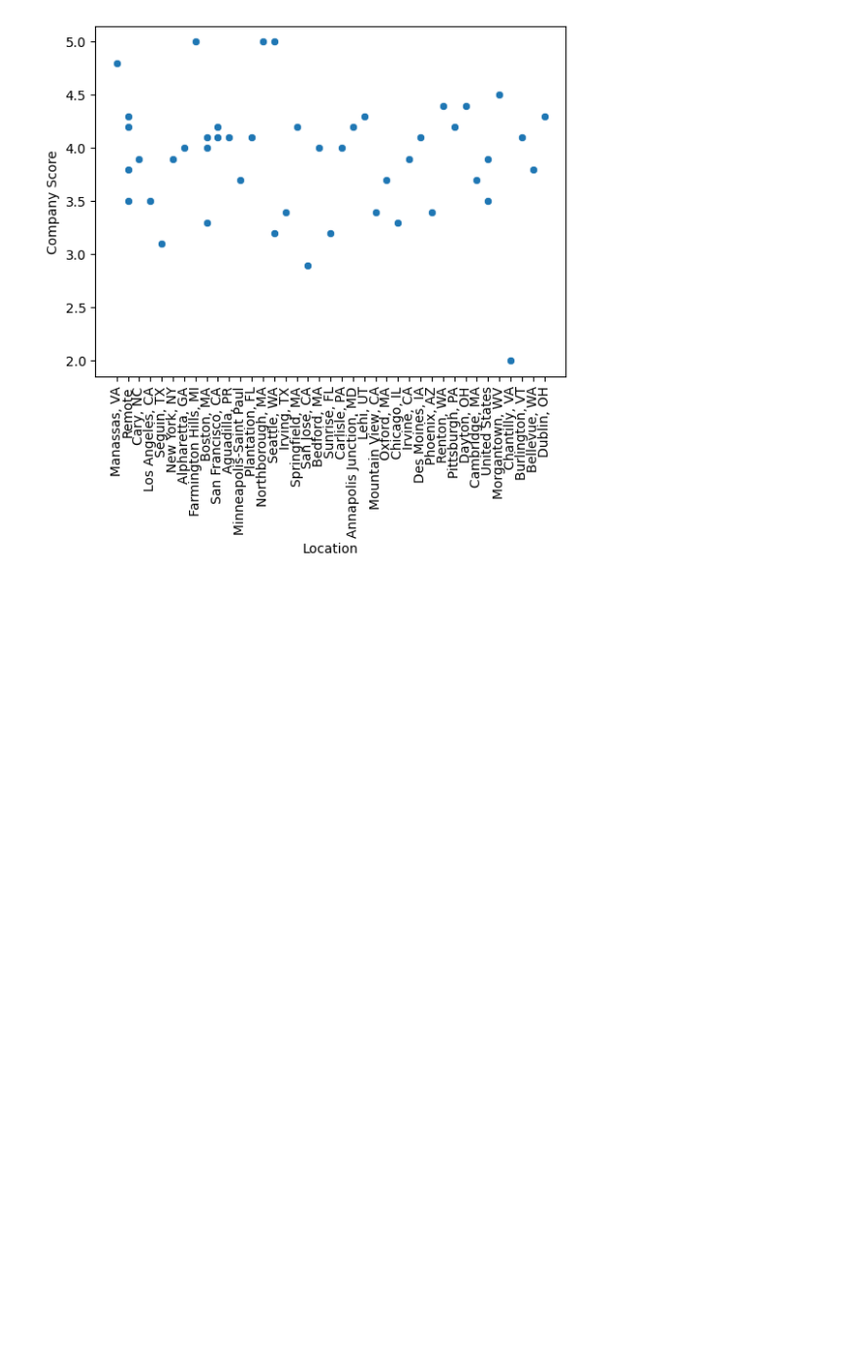
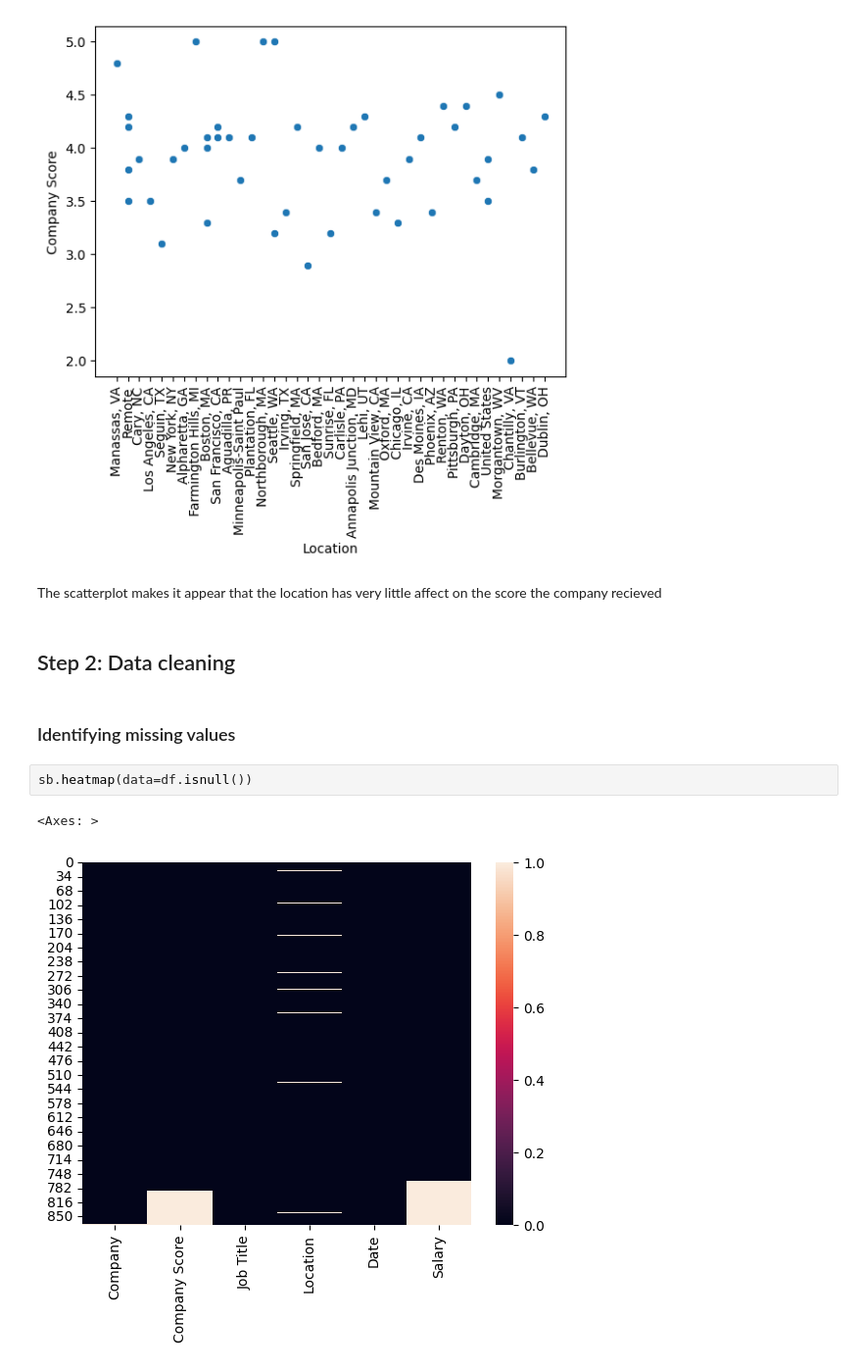
Before and after one commit to andrewnoonan2004/INFSCI-0510, a Jupyter notebook: Assignment2.ipynb, the cells around one changed output. Shown at 98% size. Drawn from its saved outputs; the diff is of its cells as text; blank space fills up the shorter version.

Commit message:
started cleaning the data

```diff
--- a/Assignment2.ipynb
+++ b/Assignment2.ipynb
@@ -61,3 +57,14 @@ sb.scatterplot(data=df.head(50), x='Location', y='Company Score')
 # %% [output]
 <Axes: xlabel='Location', ylabel='Company Score'>
 [figure]
+# %% [markdown]
+The scatterplot makes it appear that the location has very little affect on the score the company recieved
+# %% [markdown]
+## Step 2: Data cleaning
+# %% [markdown]
+### Identifying missing values
+# %%
+sb.heatmap(data=df.isnull())
+# %% [output]
+<Axes: >
+[figure, added]
```
Also changed, not shown: parts of 16 cells of this notebook.
